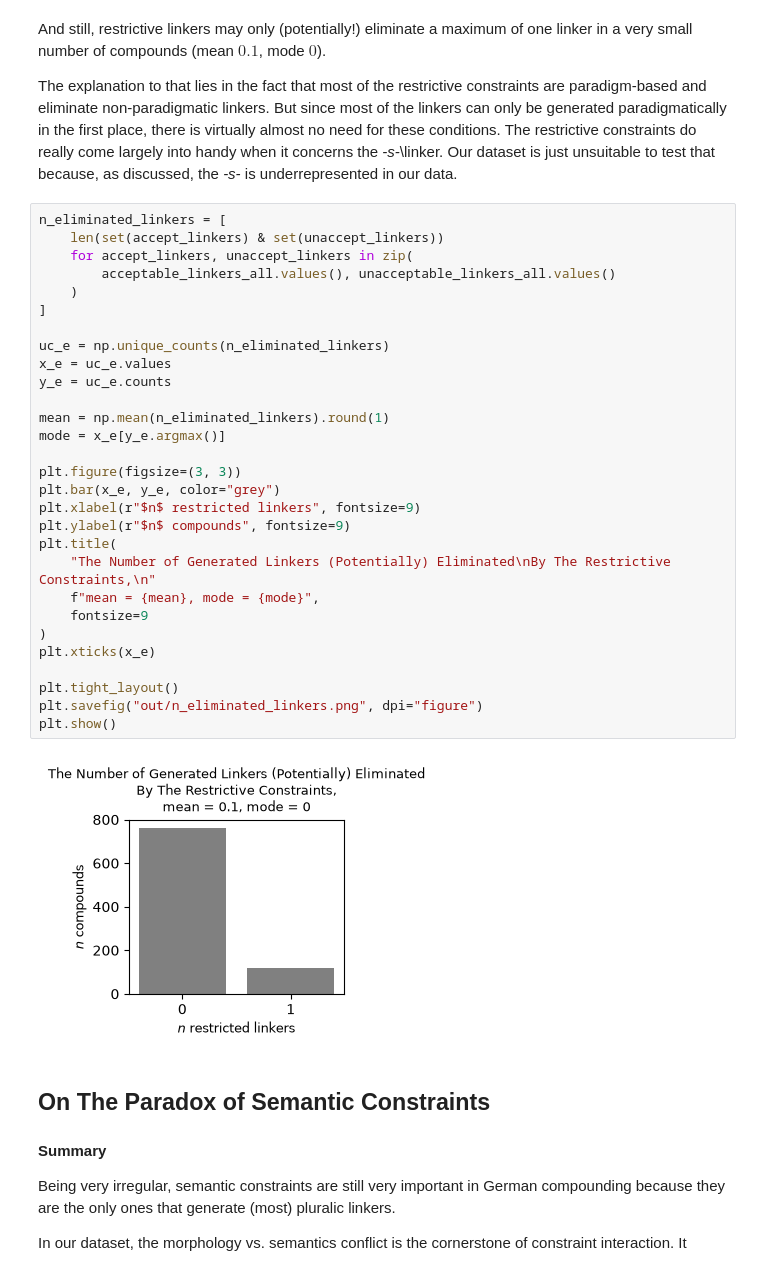
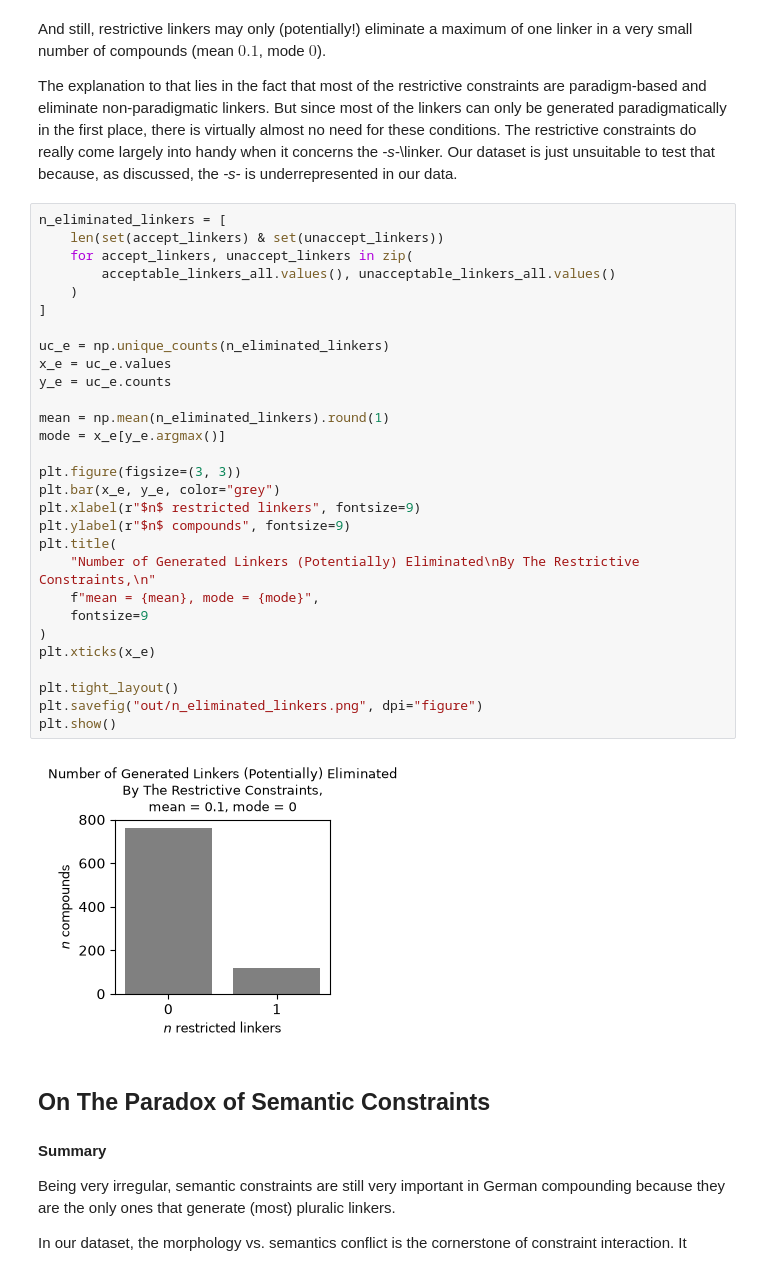
Before and after one commit to maxschmaltz/DieKonstraints, a Jupyter notebook: comp_modeling/inspect.ipynb, the cells around one changed output. Cells and saved outputs as stored; diff of their text form.

Commit message:
update some figures

```diff
--- a/comp_modeling/inspect.ipynb
+++ b/comp_modeling/inspect.ipynb
@@ -307,34 +307,34 @@ The explanation to that lies in the fact that most of the restrictive constraint
 # %%
 n_eliminated_linkers = [
     len(set(accept_linkers) & set(unaccept_linkers))
     for accept_linkers, unaccept_linkers in zip(
         acceptable_linkers_all.values(), unacceptable_linkers_all.values()
     )
 ]
 
 uc_e = np.unique_counts(n_eliminated_linkers)
 x_e = uc_e.values
 y_e = uc_e.counts
 
 mean = np.mean(n_eliminated_linkers).round(1)
 mode = x_e[y_e.argmax()]
 
 plt.figure(figsize=(3, 3))
 plt.bar(x_e, y_e, color="grey")
 plt.xlabel(r"$n$ restricted linkers", fontsize=9)
 plt.ylabel(r"$n$ compounds", fontsize=9)
 plt.title(
-    "The Number of Generated Linkers (Potentially) Eliminated\nBy The Restrictive Constraints,\n"
+    "Number of Generated Linkers (Potentially) Eliminated\nBy The Restrictive Constraints,\n"
     f"mean = {mean}, mode = {mode}",
     fontsize=9
 )
 plt.xticks(x_e)
 
 plt.tight_layout()
 plt.savefig("out/n_eliminated_linkers.png", dpi="figure")
 plt.show()
 # %% [output]
-[figure, old version]
+[figure, new version]
 # %% [markdown]
 ## On The Paradox of Semantic Constraints
 
```
Also changed, not shown: parts of 5 cells of this notebook, 5 other files.
